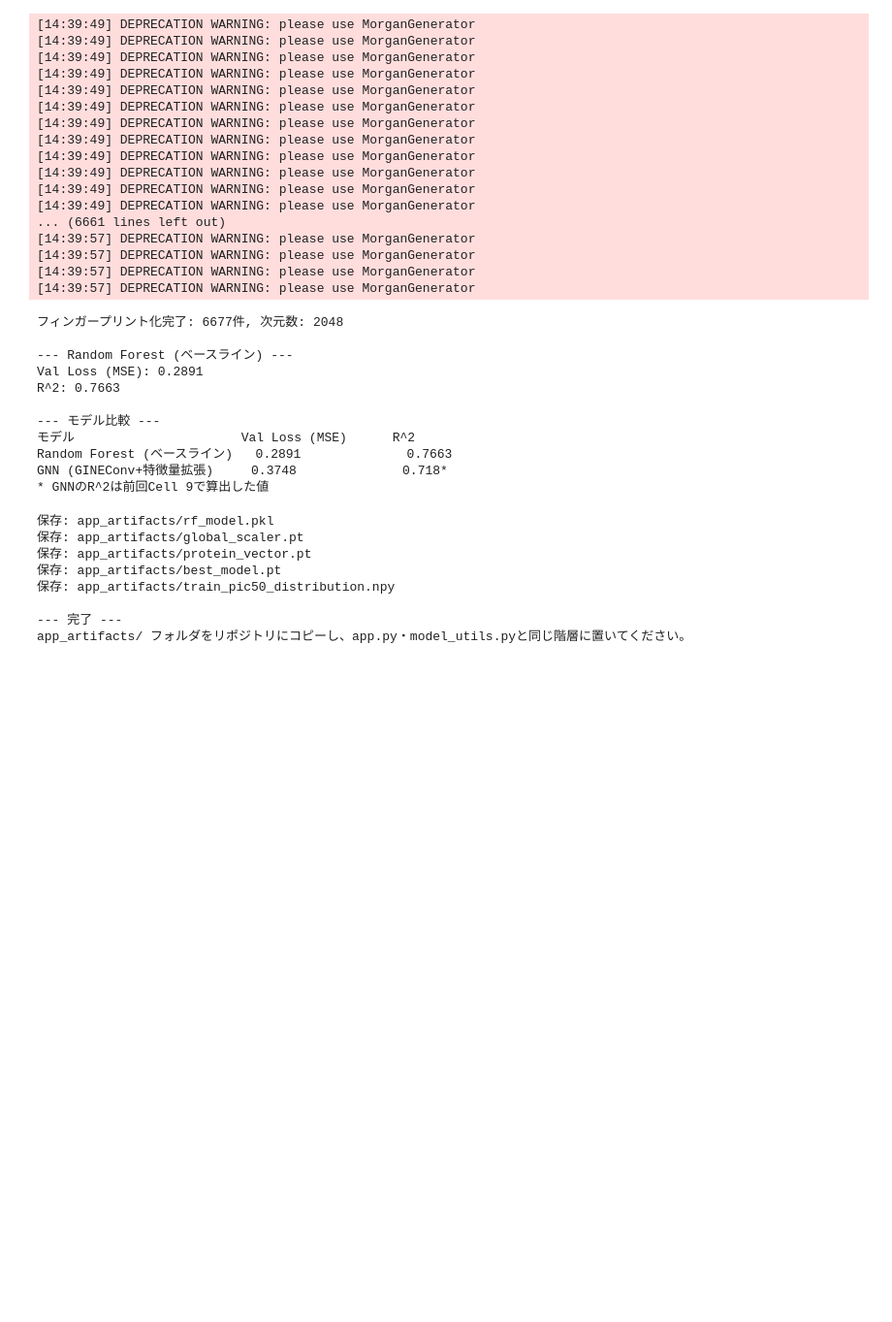
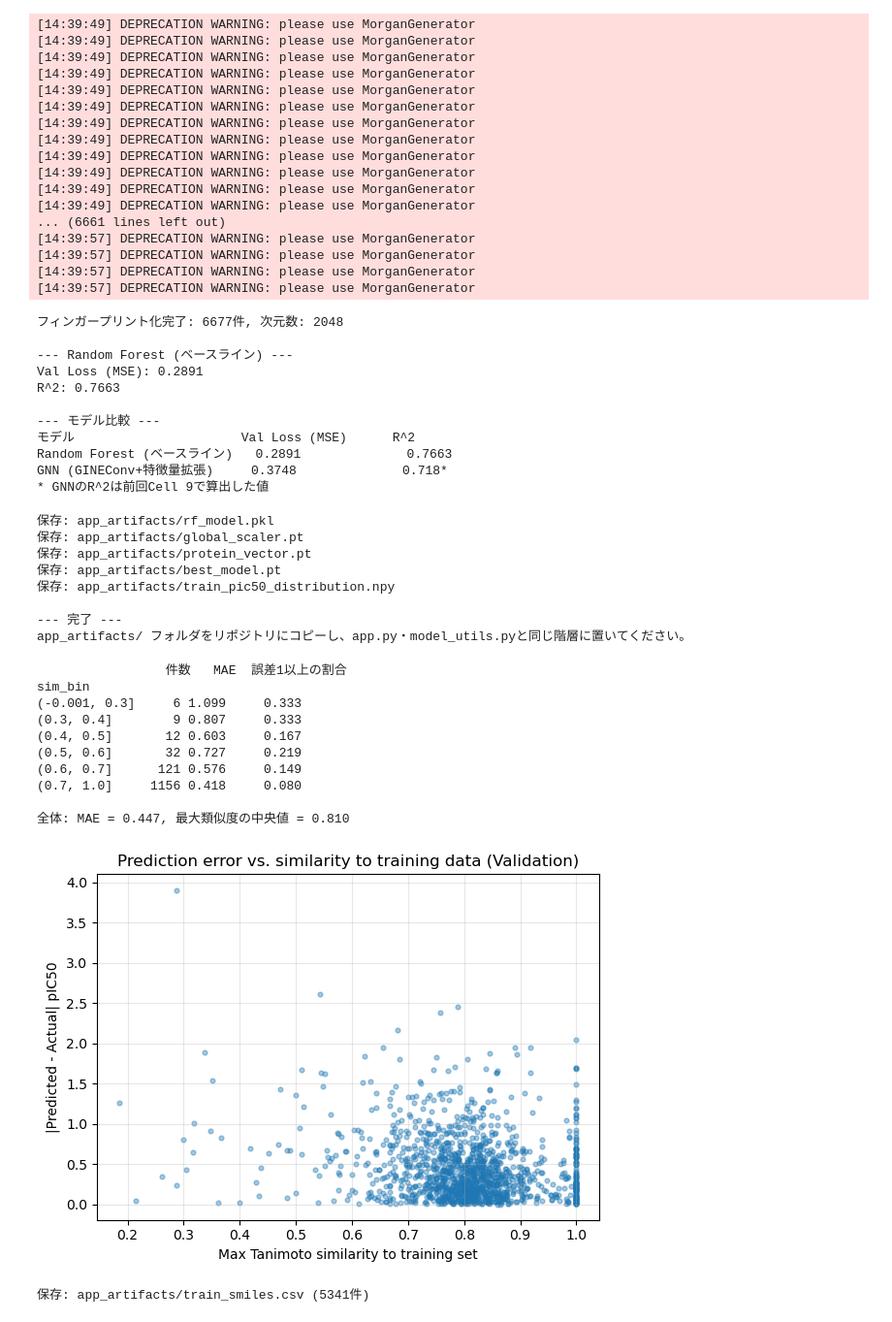
Before and after one commit to m3r2026/brd4-binding-affinity-prediction, a Jupyter notebook: brd4-binding.ipynb, the cells around one changed output. Shown at 97% size. Cells and saved outputs as stored; diff of their text form; code cells hidden in the pictures; blank space fills up the shorter version.

Commit message:
Applicability Domain（訓練データとの類似度、立体中心の警告）をアプリに追加

```diff
--- a/brd4-binding.ipynb
+++ b/brd4-binding.ipynb
@@ -887,3 +887,70 @@ print("app_artifacts/ フォルダをリポジトリにコピーし、app.py・m
 
 --- 完了 ---
 app_artifacts/ フォルダをリポジトリにコピーし、app.py・model_utils.pyと同じ階層に置いてください。
+# %%
+# ===== Applicability Domain(1): 訓練データとの類似度と、予測誤差の関係 =====
+# Valの各化合物について「訓練データの中で最も似ている化合物との類似度(最大Tanimoto)」を求め、
+# 類似度が低いほど予測誤差が大きくなるかを調べる。警告を出すしきい値を決めるための解析。
+import pandas as pd
+import matplotlib.pyplot as plt
+from rdkit import Chem, DataStructs
+from rdkit.Chem import rdFingerprintGenerator
+from sklearn.model_selection import train_test_split
+
+# -----1. Train/Valの分割を、学習時と同じ条件で作る-----
+df_clean = pd.read_csv("chembl3_output_clean.csv")
+df_valid = df_clean[df_clean["canonicalized_smiles"].apply(lambda s: Chem.MolFromSmiles(s) is not None)].reset_index(drop=True)
+indices = list(range(len(df_valid)))
+train_idx, val_idx = train_test_split(indices, test_size=0.2, random_state=42)
+train_smiles = df_valid.iloc[train_idx]["canonicalized_smiles"].tolist()
+
+val_df = pd.read_csv("val_predictions.csv")
+assert list(df_valid.iloc[val_idx]["canonicalized_smiles"]) == list(val_df["smiles"]), "分割が一致しません"
+
+# -----2. Morganフィンガープリント(ランダムフォレストと同じ: 半径2、2048ビット)-----
+fpgen = rdFingerprintGenerator.GetMorganGenerator(radius=2, fpSize=2048)
+train_fps = [fpgen.GetFingerprint(Chem.MolFromSmiles(s)) for s in train_smiles]
+
+# -----3. Valの各化合物の「訓練データとの最大類似度」-----
+val_df["max_sim"] = [
+    max(DataStructs.BulkTanimotoSimilarity(fpgen.GetFingerprint(Chem.MolFromSmiles(s)), train_fps))
+    for s in val_df["smiles"]
+]
+
+# -----4. 類似度の区間ごとに、予測誤差をまとめる-----
+bins = [0, 0.3, 0.4, 0.5, 0.6, 0.7, 1.0]
+val_df["sim_bin"] = pd.cut(val_df["max_sim"], bins=bins, include_lowest=True)
+summary = val_df.groupby("sim_bin", observed=False)["abs_error"].agg(
+    件数="size",
+    MAE="mean",
+    誤差1以上の割合=lambda x: (x >= 1.0).mean(), #IC50で10倍以上外した割合
+)
+print(summary.to_string(float_format="%.3f"))
+print(f"\n全体: MAE = {val_df['abs_error'].mean():.3f}, 最大類似度の中央値 = {val_df['max_sim'].median():.3f}")
+
+# -----5. 散布図(横: 最大類似度、縦: 予測誤差)-----
+plt.figure(figsize=(6, 4.5))
+plt.scatter(val_df["max_sim"], val_df["abs_error"], alpha=0.4, s=12)
+plt.xlabel("Max Tanimoto similarity to training set")
+plt.ylabel("|Predicted - Actual| pIC50")
+plt.title("Prediction error vs. similarity to training data (Validation)")
+plt.grid(alpha=0.3)
+plt.tight_layout()
+plt.show()
+
+# -----6. アプリ用に、訓練データのSMILESを保存する(アプリで類似度を計算するため)-----
+pd.Series(train_smiles, name="smiles").to_csv("app_artifacts/train_smiles.csv", index=False)
+print(f"保存: app_artifacts/train_smiles.csv ({len(train_smiles)}件)")
+# %% [output]
+                 件数   MAE  誤差1以上の割合
+sim_bin
+(-0.001, 0.3]     6 1.099     0.333
+(0.3, 0.4]        9 0.807     0.333
+(0.4, 0.5]       12 0.603     0.167
+(0.5, 0.6]       32 0.727     0.219
+(0.6, 0.7]      121 0.576     0.149
+(0.7, 1.0]     1156 0.418     0.080
+
+全体: MAE = 0.447, 最大類似度の中央値 = 0.810
+[figure, added]
+保存: app_artifacts/train_smiles.csv (5341件)
```
Also changed, not shown: 1 other file.
